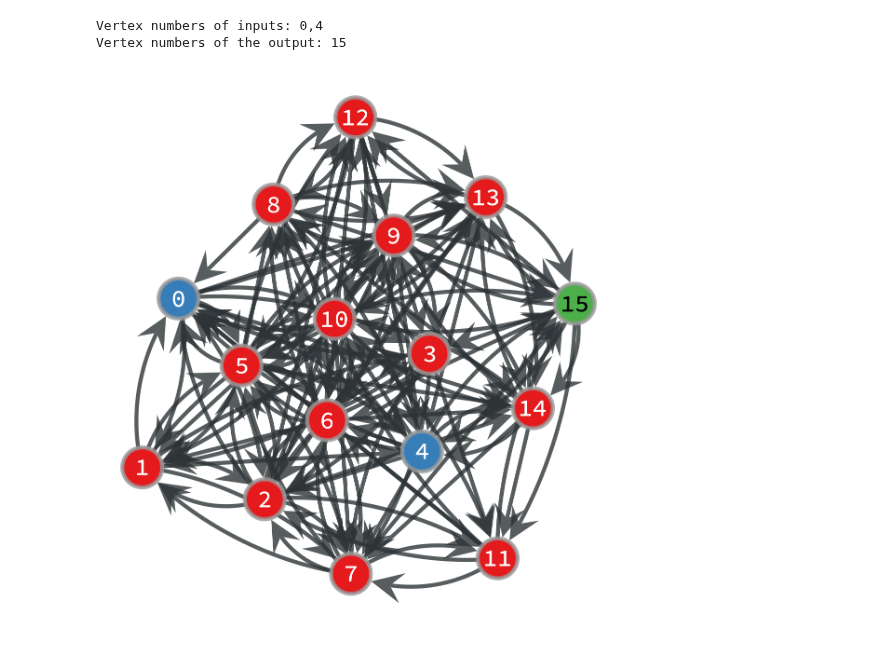
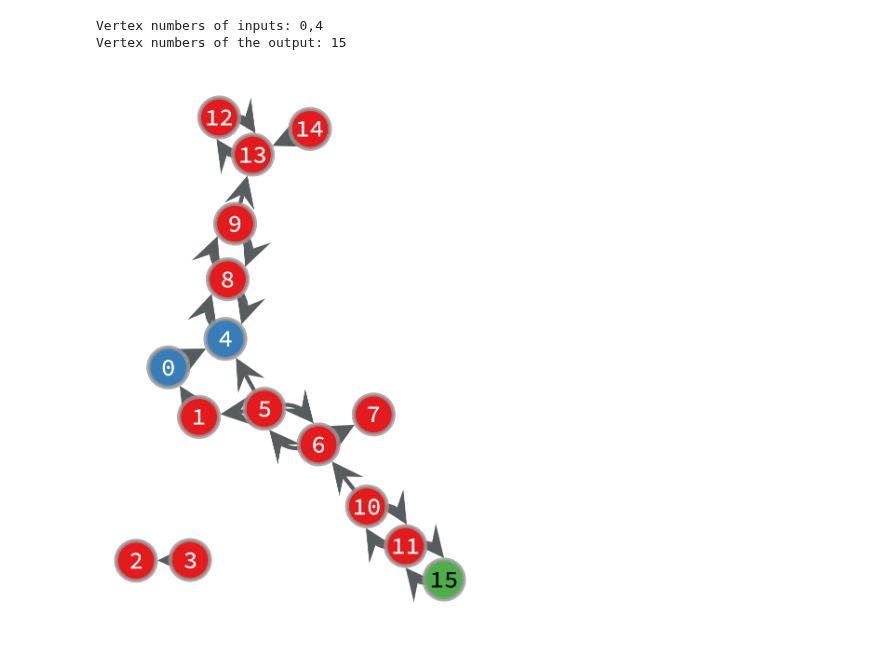
Before and after one commit to pietromalagoli/NeuronEvolution, a Jupyter notebook: main/model_ricard.ipynb, the cells around one changed output. Saved outputs shown, nothing was run; the diff lists cells and outputs as text; code cells hidden in the pictures.

```diff
--- a/main/model_ricard.ipynb
+++ b/main/model_ricard.ipynb
@@ -21,26 +21,28 @@ import model_ricard as m       # I've put all the functions in a separate Python
 # parameters of the simulation
 par={'L': 4,                    # side length of the squared lattice
      'p_self_link': 0,         # probability for each cell of having a self link
-     'C_density': 1,                       # initial density of links
+     'C_density': 0.5,                       # initial density of links
      'J_range': [-1,+1],                       # define the possible value for J.
-     'gamma': 2,
-     'T_crossover_ratio': 0.1,                    # percentage of offspring to be generated by crossover + mutation (instead of only mutation)
-     'target_set': [-1.0,1.0,1.0,1.0],
+     'gamma': 2,                             # gamma parameter of the Boltzmann function (transfer function)
+     'tau': 300,                                   # temperature parameter for the softmax
+     'T_crossover_ratio': 0,                    # percentage of offspring to be generated by crossover + mutation (instead of only mutation)
+     'target_set': [-1.0,1.0,1.0,-1.0],
      'input_set':[[-1,-1],[-1,1],[1,-1],[1,1]],
+     'majority_ratio': 0.8,                       # output group: [np.ceil(par['majority_ratio']*par['L']):-1]
      'ff_iter': 4,                               # number of iterations the ff is executed for computing the output of a network (to reach the steady state)
-     'state_bound': [-10,+10],                    # boundaries on the possibile values of the state
-     'J_mutation_radius': 0.1,                 # standard deviation of the normal distribution used to sample the mutation value for J.
-     'B_mutation_radius': 0.2,            # standard deviation of the normal distribution used to sample the mutation value for B.
-     'T_mutation_radius': 0.1,           # standard deviation of the normal distribution used to sample the mutation value for T.
-     'reproduction_ratio': 0.8,          # percentage of offsprings to be generated by reproduction (the reamining by random generation)
+     #'state_bound': [-10,+10],                    # boundaries on the possibile values of the state
+     'J_mutation_radius': 0.05,                 # standard deviation of the normal distribution used to sample the mutation value for J.
+     'B_mutation_radius': 0.05,            # standard deviation of the normal distribution used to sample the mutation value for B.
+     'T_mutation_radius': 0.05,           # standard deviation of the normal distribution used to sample the mutation value for T.
+     'reproduction_ratio': 0.9,          # percentage of offsprings to be generated by reproduction (the reamining by random generation)
      'x_n': np.linspace(-1,1,64),   # discretization of the input of the transfer function (last argmument
                                    # is also the maximum number of non-zero coefficients in the DFT of the
                                    # transfer function. it should be a power of 2 for best performance of fft)
-     'n_iter': 400,
-     'N_sol': 100}                       # number of solutions (individuals, networks) considered in the simulation
+     'n_iter': 500,                    # number of iterations of the algorithm
+     'N_sol': 200}                       # number of solutions (individuals, networks) considered in the simulation
 
 #nrd.seed(1234)
 # %%
-solutions, lmean, t_dist_mean, volume_mean = m.evolution(par,verb=3,gen_verb=False)
+solutions, lmean, t_dist_mean, volume_mean, loss_ev, mean_asp = m.evolution(par,verb=3,gen_verb=False,stat=True)
 # %% [output]
 Iteration #0...
@@ -128,18 +130,18 @@ print(f'Vertex numbers of the output: {par['L']**2-1}')
 Vertex numbers of inputs: 0,4
 Vertex numbers of the output: 15
 # %%
-graph = s[0].G
+graph = solutions[0].G
 
 highlight = graph.new_vertex_property('int')
 highlight[graph.vertex(0)] = 1
 highlight[graph.vertex(par['L'])] = 1
 highlight[graph.vertex(graph.num_vertices()-1)] = 2
 
 graph_draw(
     graph,
     vertex_text=graph.vertex_index,
     vertex_fill_color=highlight,
     vcmap=plt.cm.Set1
 )
 # %% [output]
-[figure, old version]
+[figure, new version]
```
Also changed, not shown: parts of 13 cells of this notebook, 1 other file.
